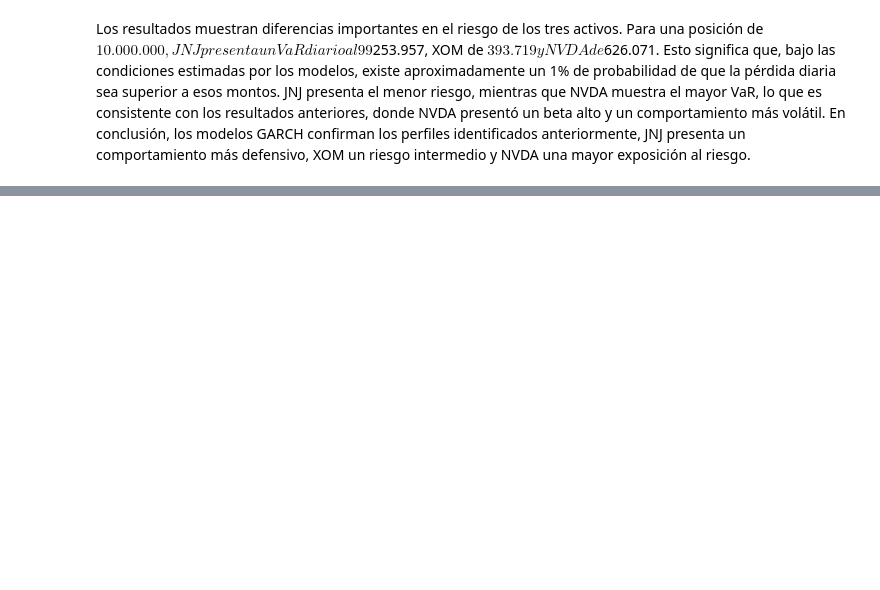
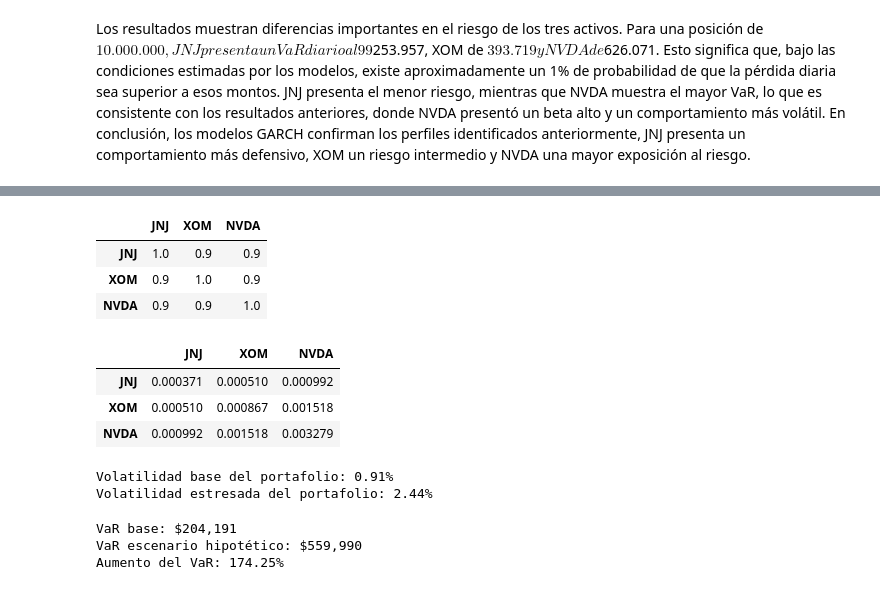
Before and after one commit to Antoniacifuentes/ds_finance_cifuentes, a Jupyter notebook: notebooks/hw7.ipynb, the cells around one changed output, grey strips where cells are left out. Cells and saved outputs as stored; diff of their text form; code cells hidden in the pictures; blank space fills up the shorter version.

```diff
--- a/notebooks/hw7.ipynb
+++ b/notebooks/hw7.ipynb
@@ -781,0 +992,60 @@ En conclusión, los modelos GARCH confirman los perfiles identificados anteriorm
+# %%
+n = len(activos)
+
+corr_stress = np.full((n, n), 0.9)
+np.fill_diagonal(corr_stress, 1)
+
+corr_stress = pd.DataFrame(
+    corr_stress,
+    index=activos,
+    columns=activos
+)
+
+corr_stress
+# %% [output]
+|  | JNJ | XOM | NVDA |
+| JNJ | 1.0 | 0.9 | 0.9 |
+| XOM | 0.9 | 1.0 | 0.9 |
+| NVDA | 0.9 | 0.9 | 1.0 |
+# %%
+D = np.diag(vol_stress.values)
+
+cov_stress = D @ corr_stress.values @ D
+
+cov_stress = pd.DataFrame(
+    cov_stress,
+    index=activos,
+    columns=activos
+)
+
+cov_stress
+# %% [output]
+|  | JNJ | XOM | NVDA |
+| JNJ | 0.000371 | 0.000510 | 0.000992 |
+| XOM | 0.000510 | 0.000867 | 0.001518 |
+| NVDA | 0.000992 | 0.001518 | 0.003279 |
+# %%
+sigma_port_stress = np.sqrt(
+    pesos.T @ cov_stress.values @ pesos
+)
+
+print(f"Volatilidad base del portafolio: {sigma_port:.2%}")
+print(f"Volatilidad estresada del portafolio: {sigma_port_stress:.2%}")
+# %% [output]
+Volatilidad base del portafolio: 0.91%
+Volatilidad estresada del portafolio: 2.44%
+# %%
+var_hipotetico_pct = z * sigma_port_stress - mu_port
+var_hipotetico = posicion * var_hipotetico_pct
+
+aumento_hipotetico = (
+    var_hipotetico / var_1d - 1
+) * 100
+
+print(f"VaR base: ${var_1d:,.0f}")
+print(f"VaR escenario hipotético: ${var_hipotetico:,.0f}")
+print(f"Aumento del VaR: {aumento_hipotetico:.2f}%")
+# %% [output]
+VaR base: $204,191
+VaR escenario hipotético: $559,990
+Aumento del VaR: 174.25%
```
Also changed, not shown: parts of 41 cells of this notebook.
